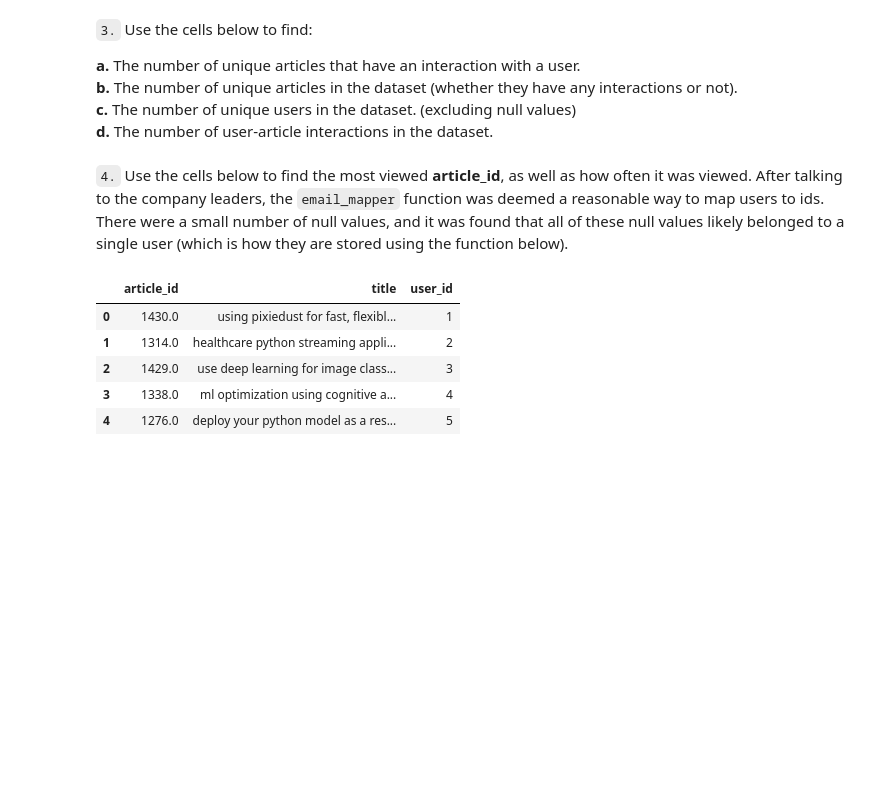
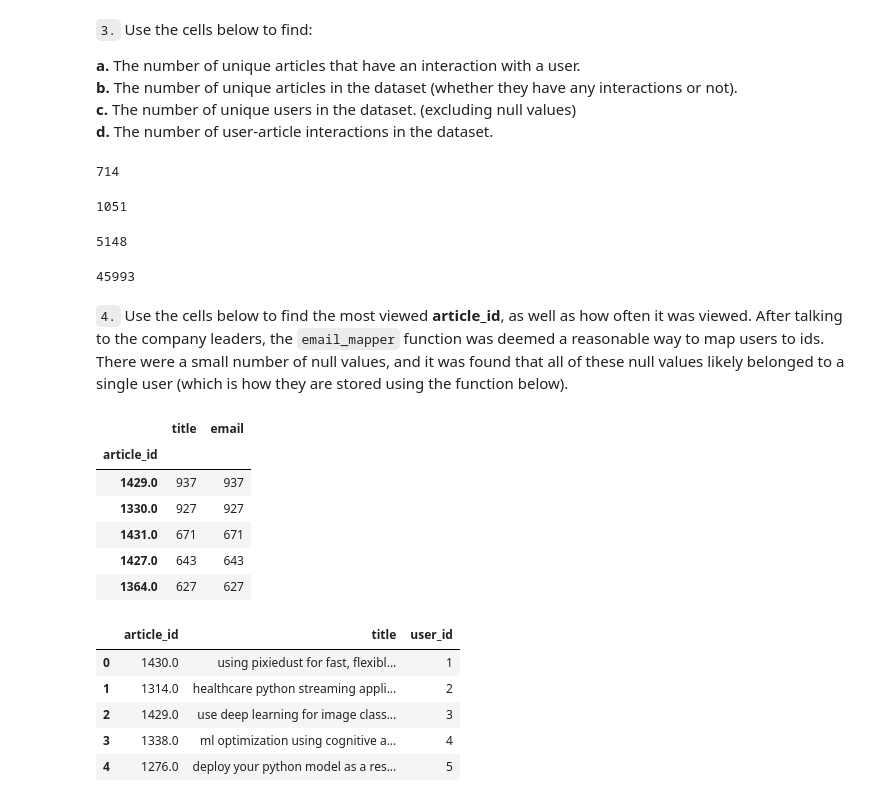
Before and after one commit to Djung4/udacityproject3, a Jupyter notebook: Recommendations_with_IBM.ipynb, the cells around one changed output. Cells and saved outputs as stored; diff of their text form; code cells hidden in the pictures; blank space fills up the shorter version.

```diff
--- a/Recommendations_with_IBM.ipynb
+++ b/Recommendations_with_IBM.ipynb
@@ -147,3 +118,37 @@ user_article_interactions = df.shape[0]# The number of user-article interactions
+# %%
+unique_articles = df.nunique()["article_id"] # The number of unique articles that have at least one interaction
+unique_articles
+# %% [output]
+714
+# %%
+# The number of unique articles on the IBM platform
+total_articles = df_content.shape[0]
+total_articles
+# %% [output]
+1051
+# %%
+# The number of unique users
+unique_users = df.nunique()["email"]
+unique_users
+# %% [output]
+5148
+# %%
+# The number of user-article interactions
+user_article_interactions = df.shape[0]
+user_article_interactions
+# %% [output]
+45993
 # %% [markdown]
 `4.` Use the cells below to find the most viewed **article_id**, as well as how often it was viewed.  After talking to the company leaders, the `email_mapper` function was deemed a reasonable way to map users to ids.  There were a small number of null values, and it was found that all of these null values likely belonged to a single user (which is how they are stored using the function below).
+# %%
+# Sort and show articles
+df.groupby(by="article_id").count().sort_values(by="email", ascending=False).head()
+# %% [output]
+|  | title | email |
+| article_id |  |  |
+| 1429.0 | 937 | 937 |
+| 1330.0 | 927 | 927 |
+| 1431.0 | 671 | 671 |
+| 1427.0 | 643 | 643 |
+| 1364.0 | 627 | 627 |
 # %%
```
Also changed, not shown: parts of 30 cells of this notebook, 2 other files.
